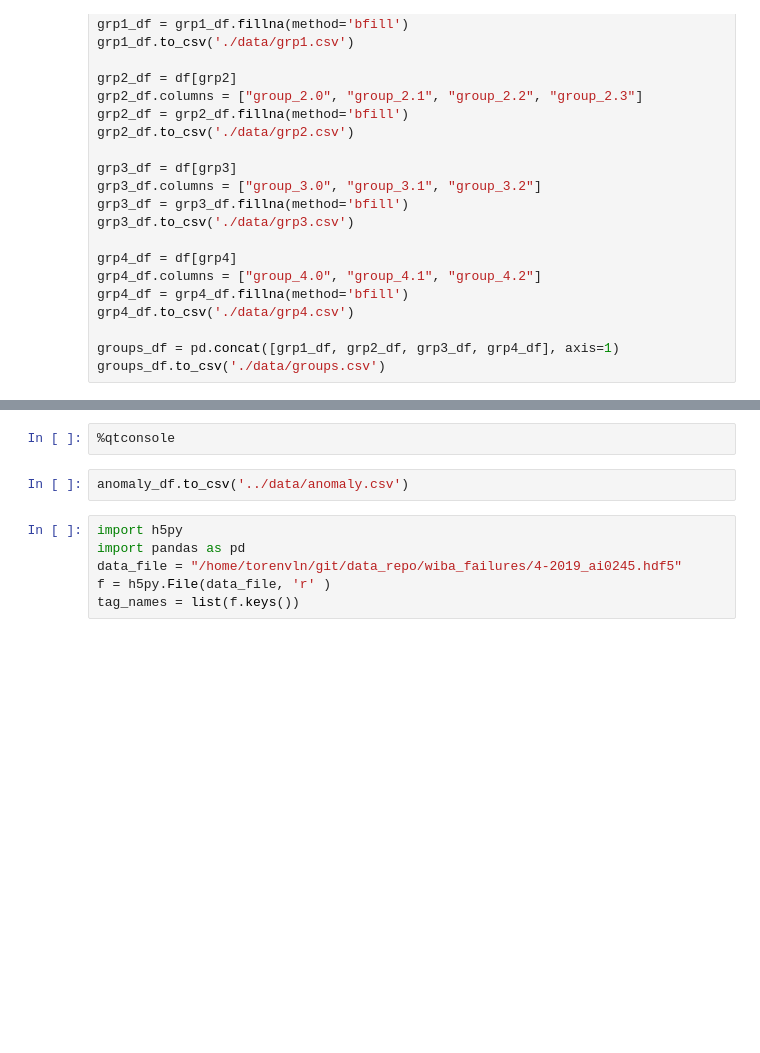
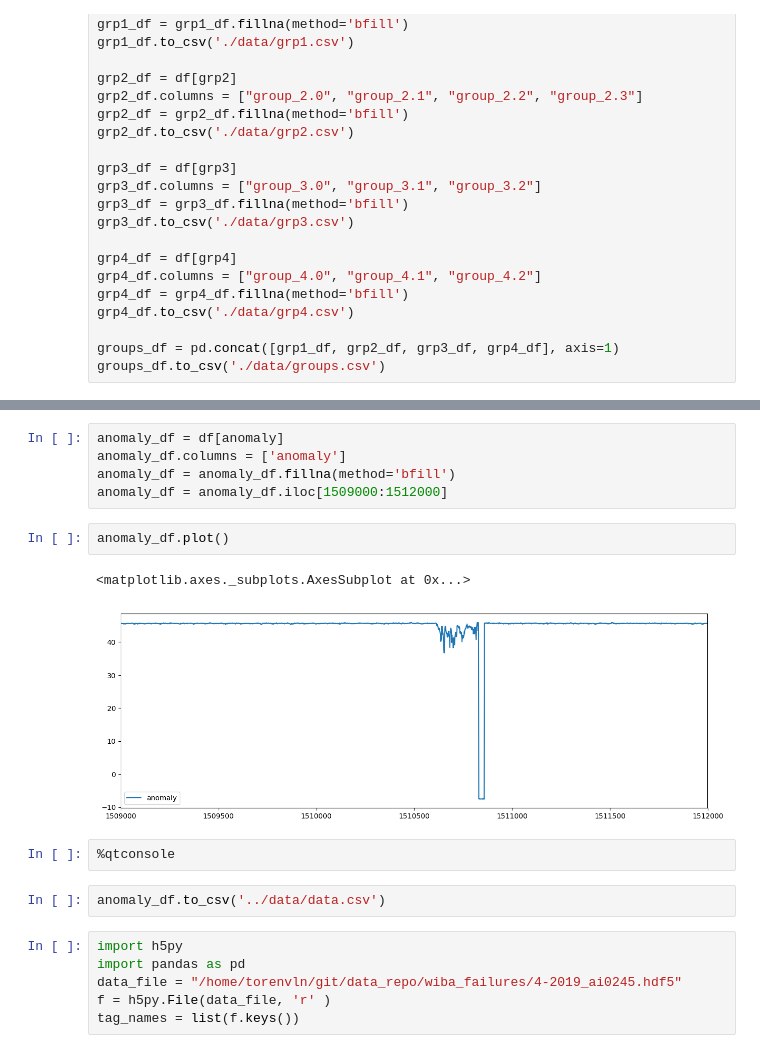
Before and after one commit to nick-torenvliet/bnp_time_series, a Jupyter notebook: jupyter/hdf5_convert.ipynb, the cells around one changed output, grey strips where cells are left out. Drawn from its saved outputs; the diff is of its cells as text; blank space fills up the shorter version.

```diff
--- a/jupyter/hdf5_convert.ipynb
+++ b/jupyter/hdf5_convert.ipynb
@@ -80,7 +83,17 @@ anomaly_df = anomaly_df.iloc[0:300000]
+# %%
+anomaly_df = df[anomaly]
+anomaly_df.columns = ['anomaly']
+anomaly_df = anomaly_df.fillna(method='bfill')
+anomaly_df = anomaly_df.iloc[1509000:1512000]
+# %%
+anomaly_df.plot()
+# %% [output]
+<matplotlib.axes._subplots.AxesSubplot at 0x...>
+[figure, added]
 # %%
 %qtconsole
 # %%
-anomaly_df.to_csv('../data/anomaly.csv')
+anomaly_df.to_csv('../data/data.csv')
 # %%
 import h5py
 import pandas as pd
```
Also changed, not shown: parts of 3 cells of this notebook, 4 other files.
